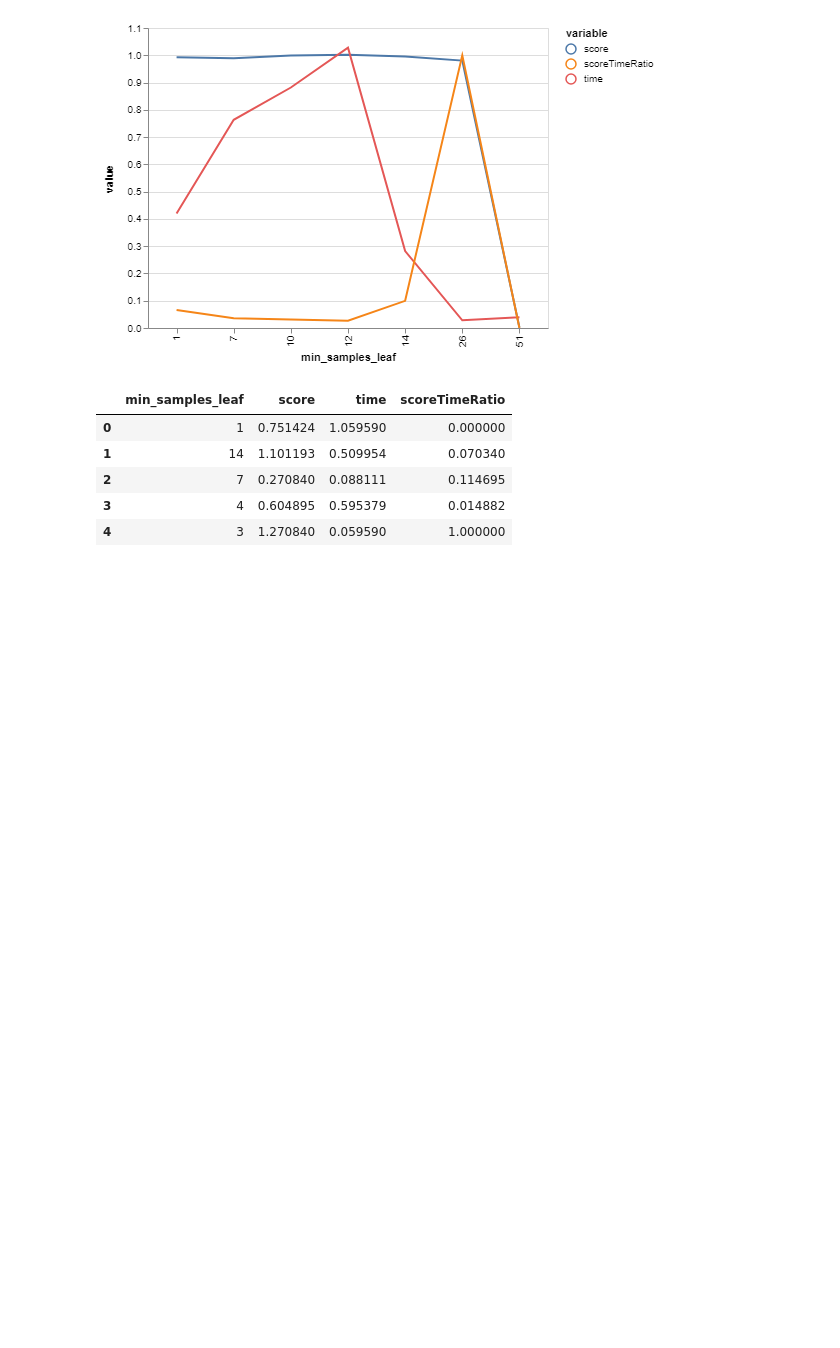
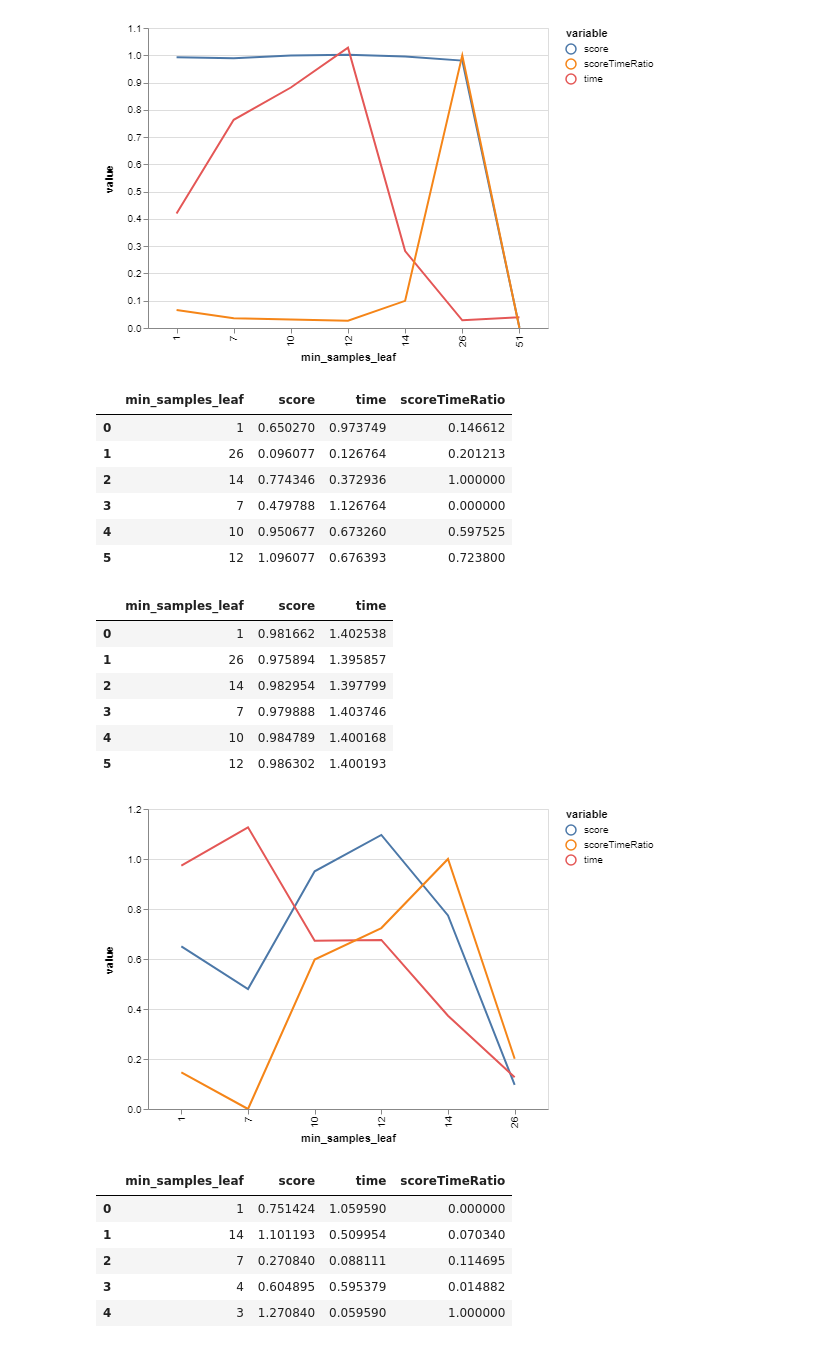
Before and after one commit to mattalhonte/binary-grid-search, a Jupyter notebook: Introspect Trees (Samples).ipynb, the cells around one changed output. Saved outputs shown, nothing was run; the diff lists cells and outputs as text; code cells hidden in the pictures; blank space fills up the shorter version.

Commit message:
Forgot to add a range I tested to min_samples_leaf

```diff
--- a/Introspect Trees (Samples).ipynb
+++ b/Introspect Trees (Samples).ipynb
@@ -128,6 +128,32 @@ bgs.showTimeScoreChartAndGraph(min_samples_leaf)
 | 5 | 10 | 0.984789 | 1.431303 |
 | 6 | 12 | 0.986302 | 1.436516 |
 [figure]
+# %%
+min_samples_leaf = bgs.compareValsBaseCase(X,
+                    y,
+                    getForestAccuracyCV,
+                    rfArgs,
+                    "min_samples_leaf",
+                    0,
+                    1,
+                    26)
+bgs.showTimeScoreChartAndGraph(min_samples_leaf)
+# %% [output]
+|  | min_samples_leaf | score | time | scoreTimeRatio |
+| 0 | 1 | 0.650270 | 0.973749 | 0.146612 |
+| 1 | 26 | 0.096077 | 0.126764 | 0.201213 |
+| 2 | 14 | 0.774346 | 0.372936 | 1.000000 |
+| 3 | 7 | 0.479788 | 1.126764 | 0.000000 |
+| 4 | 10 | 0.950677 | 0.673260 | 0.597525 |
+| 5 | 12 | 1.096077 | 0.676393 | 0.723800 |
+|  | min_samples_leaf | score | time |
+| 0 | 1 | 0.981662 | 1.402538 |
+| 1 | 26 | 0.975894 | 1.395857 |
+| 2 | 14 | 0.982954 | 1.397799 |
+| 3 | 7 | 0.979888 | 1.403746 |
+| 4 | 10 | 0.984789 | 1.400168 |
+| 5 | 12 | 0.986302 | 1.400193 |
+[figure, added]
 # %%
 min_samples_leaf = bgs.compareValsBaseCase(X,
                     y,
```
